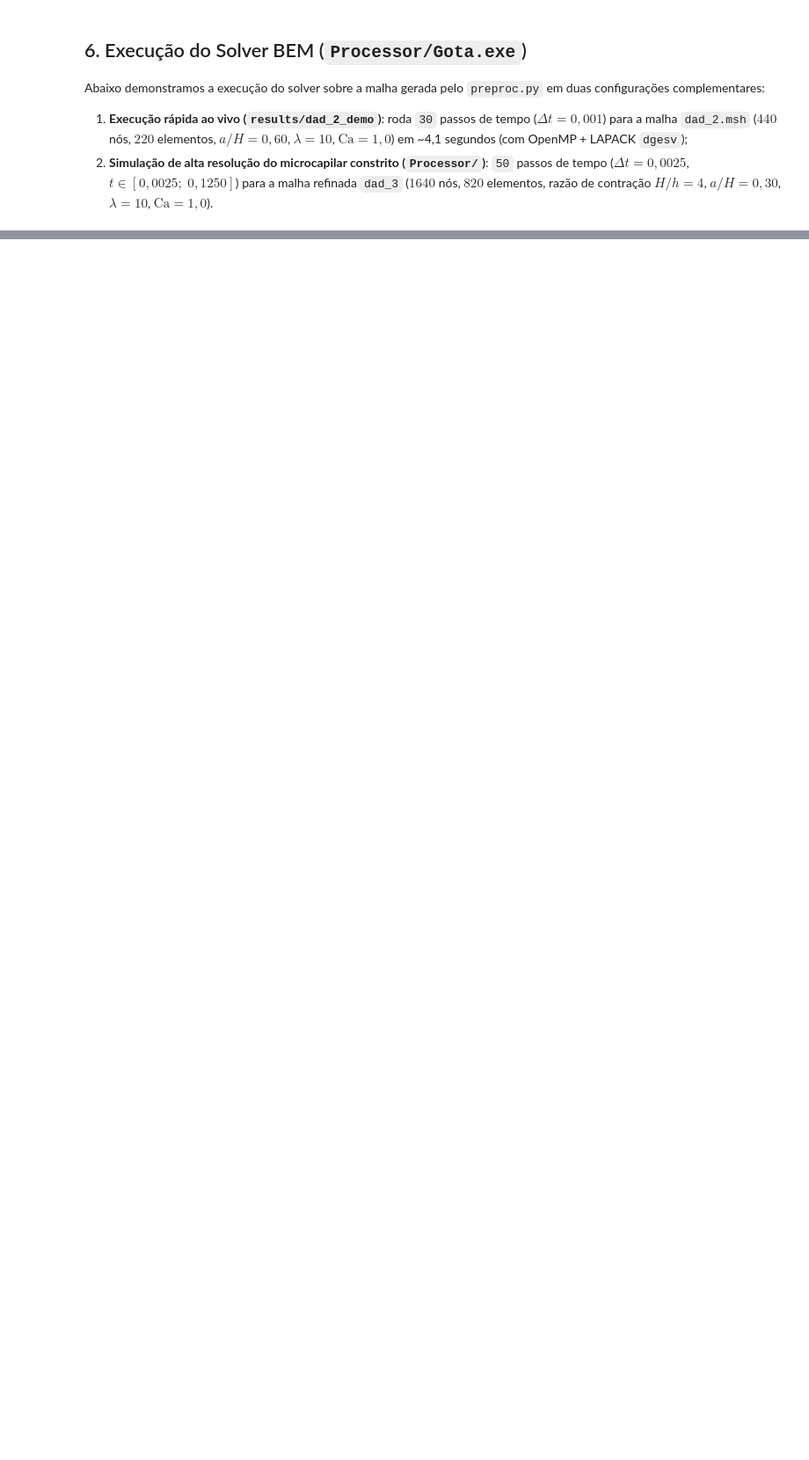
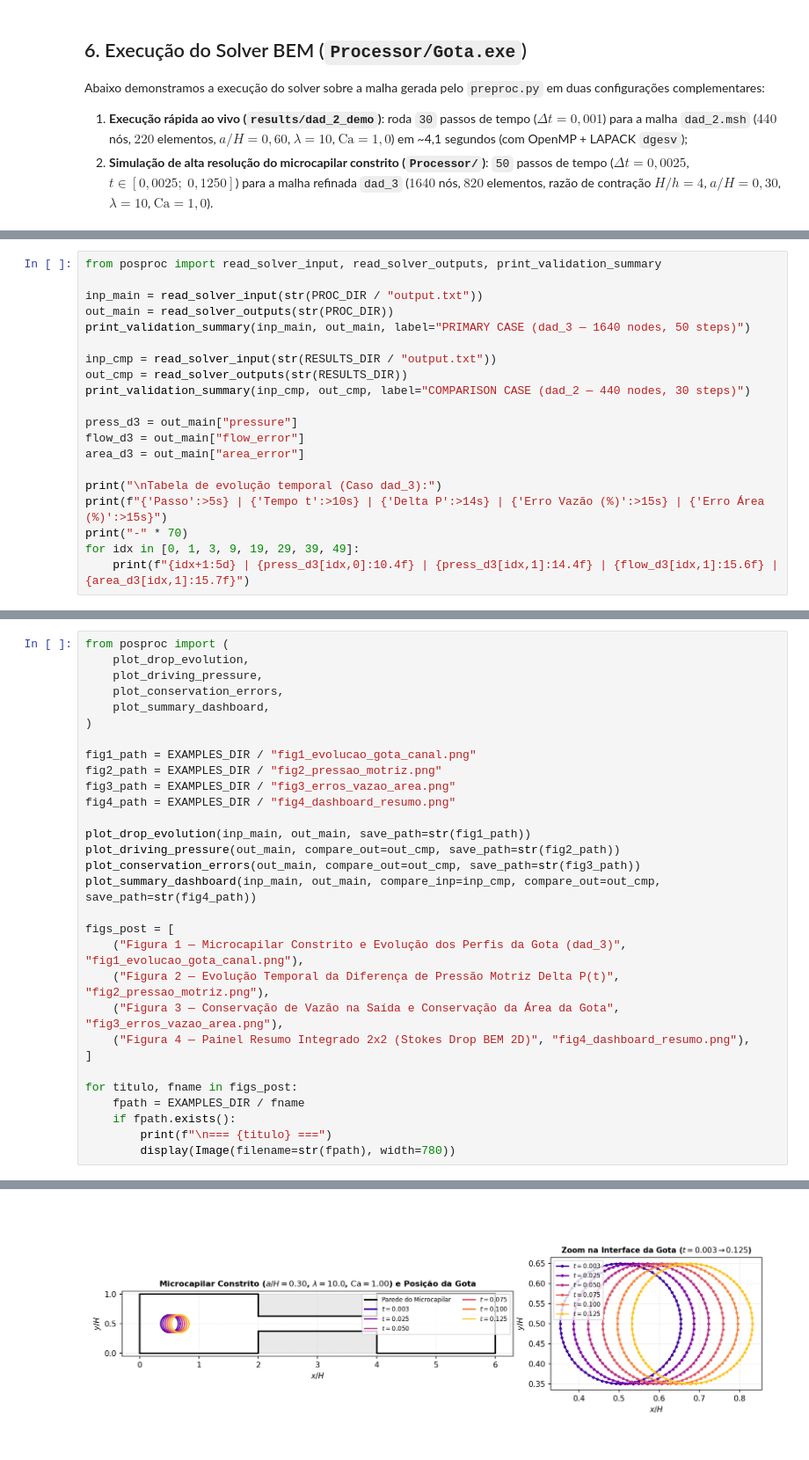
Before and after one commit to e-albuquerque/BEM2D_StokesDrop, a Jupyter notebook: Run_drop_stokes_2d.ipynb, the cells around one changed output, grey strips where cells are left out. Shown at 88% size. Saved outputs shown, nothing was run; the diff lists cells and outputs as text; blank space fills up the shorter version.

Commit message:
Add posproc.py (Matplotlib), remove Tecplot references from Fortran code, and update docs/notebook

```diff
--- a/Run_drop_stokes_2d.ipynb
+++ b/Run_drop_stokes_2d.ipynb
@@ -396,0 +351,20 @@ Passo |    Tempo t |        Delta P |  Erro Vazão (%) |   Erro Área (%)
+# %%
+from posproc import read_solver_input, read_solver_outputs, print_validation_summary
+
+inp_main = read_solver_input(str(PROC_DIR / "output.txt"))
+out_main = read_solver_outputs(str(PROC_DIR))
+print_validation_summary(inp_main, out_main, label="PRIMARY CASE (dad_3 — 1640 nodes, 50 steps)")
+
+inp_cmp = read_solver_input(str(RESULTS_DIR / "output.txt"))
+out_cmp = read_solver_outputs(str(RESULTS_DIR))
+print_validation_summary(inp_cmp, out_cmp, label="COMPARISON CASE (dad_2 — 440 nodes, 30 steps)")
+
+press_d3 = out_main["pressure"]
+flow_d3 = out_main["flow_error"]
+area_d3 = out_main["area_error"]
+
+print("\nTabela de evolução temporal (Caso dad_3):")
+print(f"{'Passo':>5s} | {'Tempo t':>10s} | {'Delta P':>14s} | {'Erro Vazão (%)':>15s} | {'Erro Área (%)':>15s}")
+print("-" * 70)
+for idx in [0, 1, 3, 9, 19, 29, 39, 49]:
+    print(f"{idx+1:5d} | {press_d3[idx,0]:10.4f} | {press_d3[idx,1]:14.4f} | {flow_d3[idx,1]:15.6f} | {area_d3[idx,1]:15.7f}")
@@ -510,0 +397,31 @@ for titulo, fname in figs_post:
+# %%
+from posproc import (
+    plot_drop_evolution,
+    plot_driving_pressure,
+    plot_conservation_errors,
+    plot_summary_dashboard,
+)
+
+fig1_path = EXAMPLES_DIR / "fig1_evolucao_gota_canal.png"
+fig2_path = EXAMPLES_DIR / "fig2_pressao_motriz.png"
+fig3_path = EXAMPLES_DIR / "fig3_erros_vazao_area.png"
+fig4_path = EXAMPLES_DIR / "fig4_dashboard_resumo.png"
+
+plot_drop_evolution(inp_main, out_main, save_path=str(fig1_path))
+plot_driving_pressure(out_main, compare_out=out_cmp, save_path=str(fig2_path))
+plot_conservation_errors(out_main, compare_out=out_cmp, save_path=str(fig3_path))
+plot_summary_dashboard(inp_main, out_main, compare_inp=inp_cmp, compare_out=out_cmp, save_path=str(fig4_path))
+
+figs_post = [
+    ("Figura 1 — Microcapilar Constrito e Evolução dos Perfis da Gota (dad_3)", "fig1_evolucao_gota_canal.png"),
+    ("Figura 2 — Evolução Temporal da Diferença de Pressão Motriz Delta P(t)", "fig2_pressao_motriz.png"),
+    ("Figura 3 — Conservação de Vazão na Saída e Conservação da Área da Gota", "fig3_erros_vazao_area.png"),
+    ("Figura 4 — Painel Resumo Integrado 2x2 (Stokes Drop BEM 2D)", "fig4_dashboard_resumo.png"),
+]
+
+for titulo, fname in figs_post:
+    fpath = EXAMPLES_DIR / fname
+    if fpath.exists():
+        print(f"\n=== {titulo} ===")
+        display(Image(filename=str(fpath), width=780))
+# %% [output]
@@ -510,0 +429 @@ for titulo, fname in figs_post:
+[figure, added]
```
Also changed, not shown: parts of 11 cells of this notebook, 22 other files.
